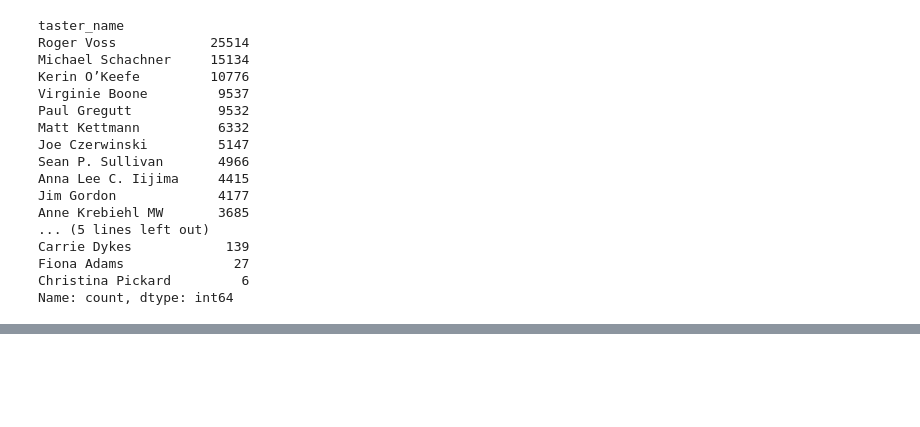
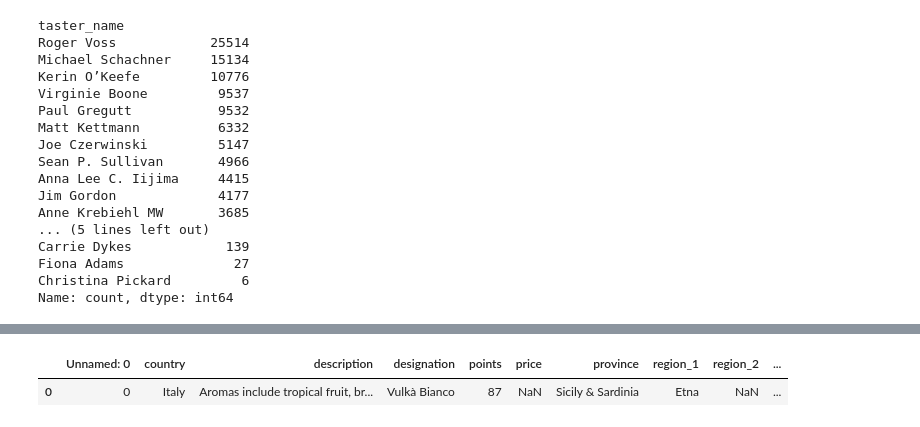
Before and after one commit to Krriisshna/Kaggle, a Jupyter notebook: Pandas.ipynb, the cells around one changed output, grey strips where cells are left out. Drawn from its saved outputs; the diff is of its cells as text; code cells hidden in the pictures; blank space fills up the shorter version.

```diff
--- a/Pandas.ipynb
+++ b/Pandas.ipynb
@@ -442,0 +483,6 @@ Name: count, dtype: int64
+# %%
+reviews.head(1)
+# map and apply don't change the original series and df they return new.
+# %% [output]
+|  | Unnamed: 0 | country | description | designation | points | price | province | region_1 | region_2 | ... |
+| 0 | 0 | Italy | Aromas include tropical fruit, br... | Vulkà Bianco | 87 | NaN | Sicily & Sardinia | Etna | NaN | ... |
```
Also changed, not shown: parts of 4 cells of this notebook.
